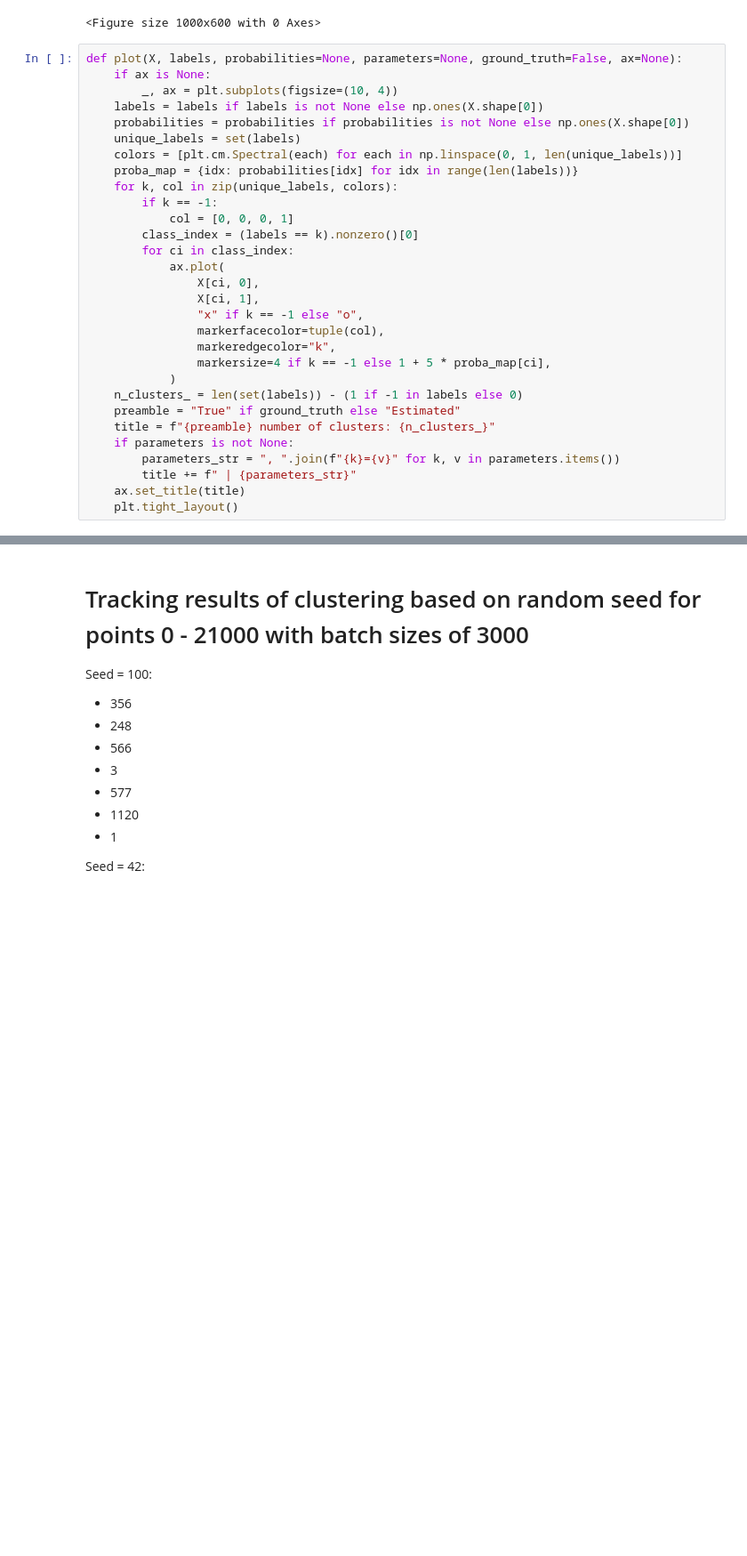
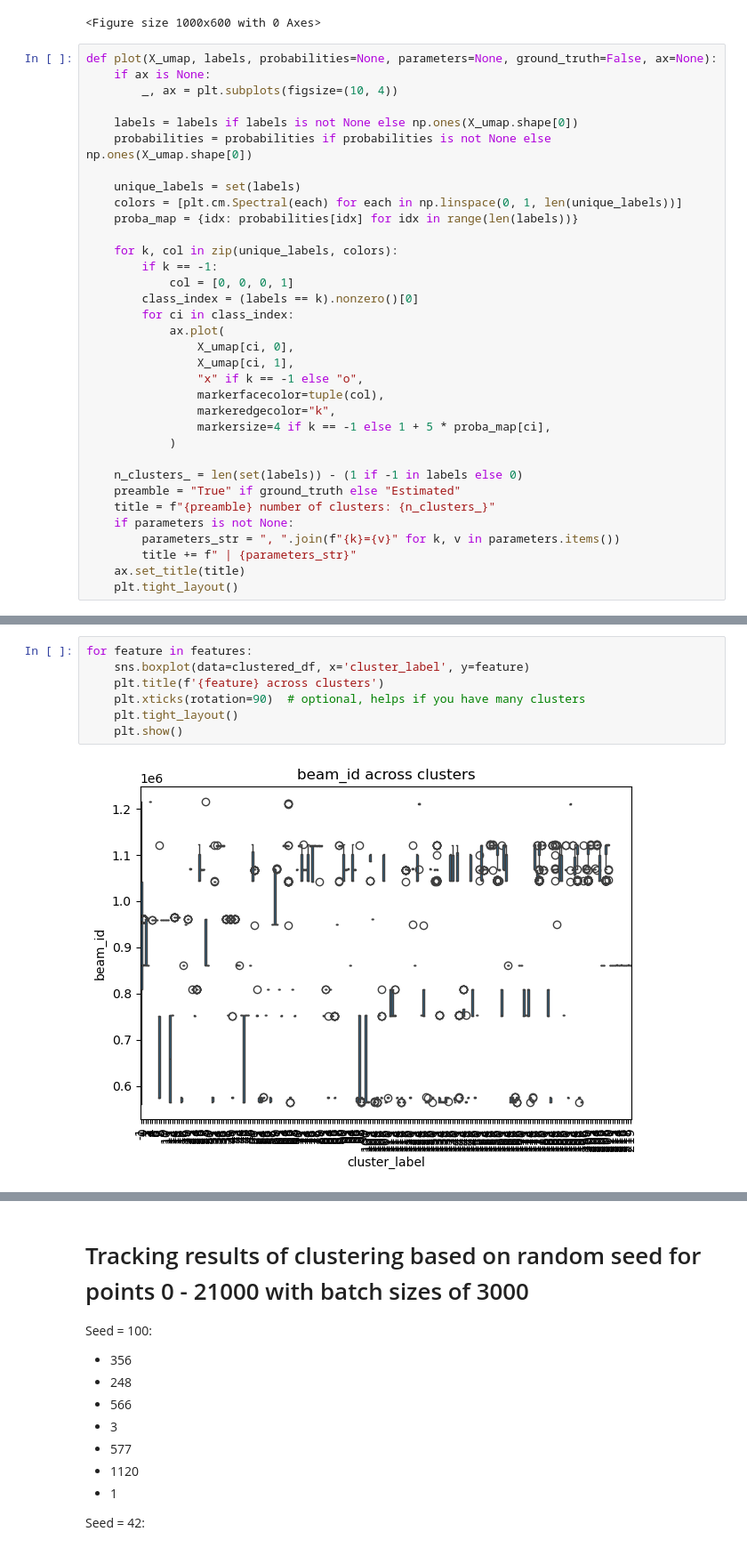
Before and after one commit to jmotamarry/cosmic-testing, a Jupyter notebook: clustering/cosmic_clustering.ipynb, the cells around one changed output, grey strips where cells are left out. Shown at 89% size. Saved outputs shown, nothing was run; the diff lists cells and outputs as text; blank space fills up the shorter version.

```diff
--- a/clustering/cosmic_clustering.ipynb
+++ b/clustering/cosmic_clustering.ipynb
@@ -19,27 +28,31 @@ plt.figure(figsize=(10,6))
 <Figure size 1000x600 with 0 Axes>
 <Figure size 1000x600 with 0 Axes>
 # %%
-def plot(X, labels, probabilities=None, parameters=None, ground_truth=False, ax=None):
+def plot(X_umap, labels, probabilities=None, parameters=None, ground_truth=False, ax=None):
     if ax is None:
         _, ax = plt.subplots(figsize=(10, 4))
-    labels = labels if labels is not None else np.ones(X.shape[0])
-    probabilities = probabilities if probabilities is not None else np.ones(X.shape[0])
+
+    labels = labels if labels is not None else np.ones(X_umap.shape[0])
+    probabilities = probabilities if probabilities is not None else np.ones(X_umap.shape[0])
+
     unique_labels = set(labels)
     colors = [plt.cm.Spectral(each) for each in np.linspace(0, 1, len(unique_labels))]
     proba_map = {idx: probabilities[idx] for idx in range(len(labels))}
+
     for k, col in zip(unique_labels, colors):
         if k == -1:
             col = [0, 0, 0, 1]
         class_index = (labels == k).nonzero()[0]
         for ci in class_index:
             ax.plot(
-                X[ci, 0],
-                X[ci, 1],
+                X_umap[ci, 0],
+                X_umap[ci, 1],
                 "x" if k == -1 else "o",
                 markerfacecolor=tuple(col),
                 markeredgecolor="k",
                 markersize=4 if k == -1 else 1 + 5 * proba_map[ci],
             )
+
     n_clusters_ = len(set(labels)) - (1 if -1 in labels else 0)
     preamble = "True" if ground_truth else "Estimated"
     title = f"{preamble} number of clusters: {n_clusters_}"
@@ -220,0 +197,9 @@ def cluster_with_idec(start_index, end_index, dataframe, seed, graph=True, n_clu
+# %%
+for feature in features:
+    sns.boxplot(data=clustered_df, x='cluster_label', y=feature)
+    plt.title(f'{feature} across clusters')
+    plt.xticks(rotation=90)  # optional, helps if you have many clusters
+    plt.tight_layout()
+    plt.show()
+# %% [output]
+[figure, added]
```
Also changed, not shown: parts of 14 cells of this notebook, 4 other files.
